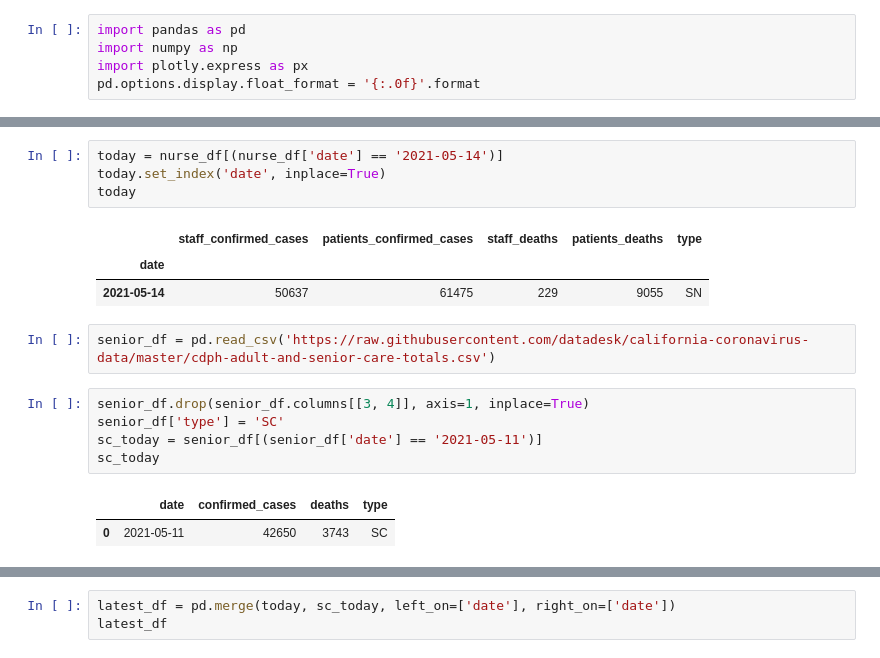
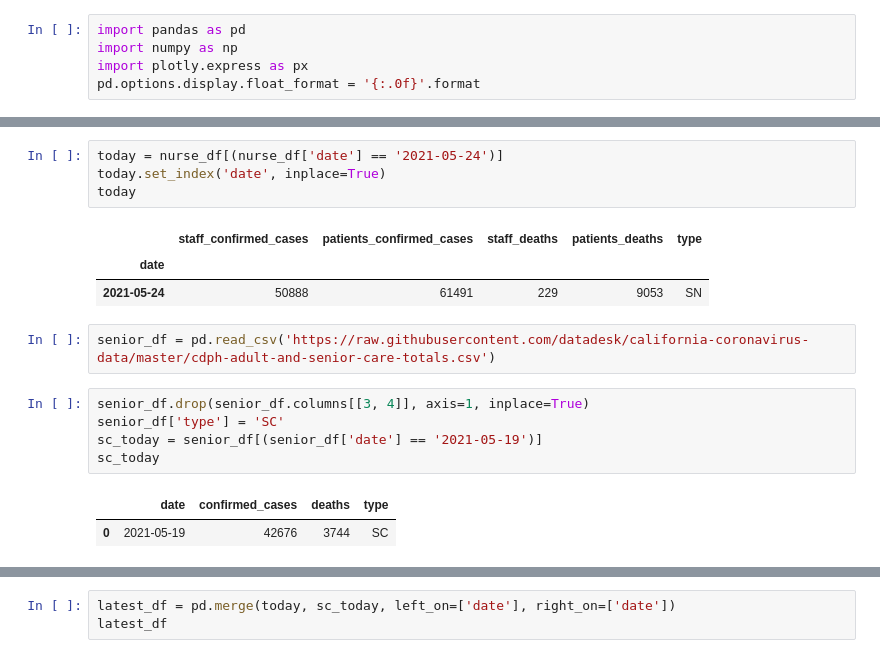
Before and after one commit to menlodoug/covid_crunching, a Jupyter notebook: pandas/elder_statistics_ca.ipynb, the cells around one changed output, grey strips where cells are left out. Drawn from its saved outputs; the diff is of its cells as text.

```diff
--- a/pandas/elder_statistics_ca.ipynb
+++ b/pandas/elder_statistics_ca.ipynb
@@ -34,21 +34,21 @@ nurse_df
 # %%
-today = nurse_df[(nurse_df['date'] == '2021-05-14')]
+today = nurse_df[(nurse_df['date'] == '2021-05-24')]
 today.set_index('date', inplace=True)
 today
 # %% [output]
 |  | staff_confirmed_cases | patients_confirmed_cases | staff_deaths | patients_deaths | type |
 | date |  |  |  |  |  |
-| 2021-05-14 | 50637 | 61475 | 229 | 9055 | SN |
+| 2021-05-24 | 50888 | 61491 | 229 | 9053 | SN |
 # %%
 senior_df = pd.read_csv('https://raw.githubusercontent.com/datadesk/california-coronavirus-data/master/cdph-adult-and-senior-care-totals.csv')
 # %%
 senior_df.drop(senior_df.columns[[3, 4]], axis=1, inplace=True)
 senior_df['type'] = 'SC'
-sc_today = senior_df[(senior_df['date'] == '2021-05-11')]
+sc_today = senior_df[(senior_df['date'] == '2021-05-19')]
 sc_today
 # %% [output]
 |  | date | confirmed_cases | deaths | type |
-| 0 | 2021-05-11 | 42650 | 3743 | SC |
+| 0 | 2021-05-19 | 42676 | 3744 | SC |
 # %%
 sc_today.set_index('date', inplace=True)
 sc_today
```
Also changed, not shown: parts of 6 cells of this notebook, 38 other files.
